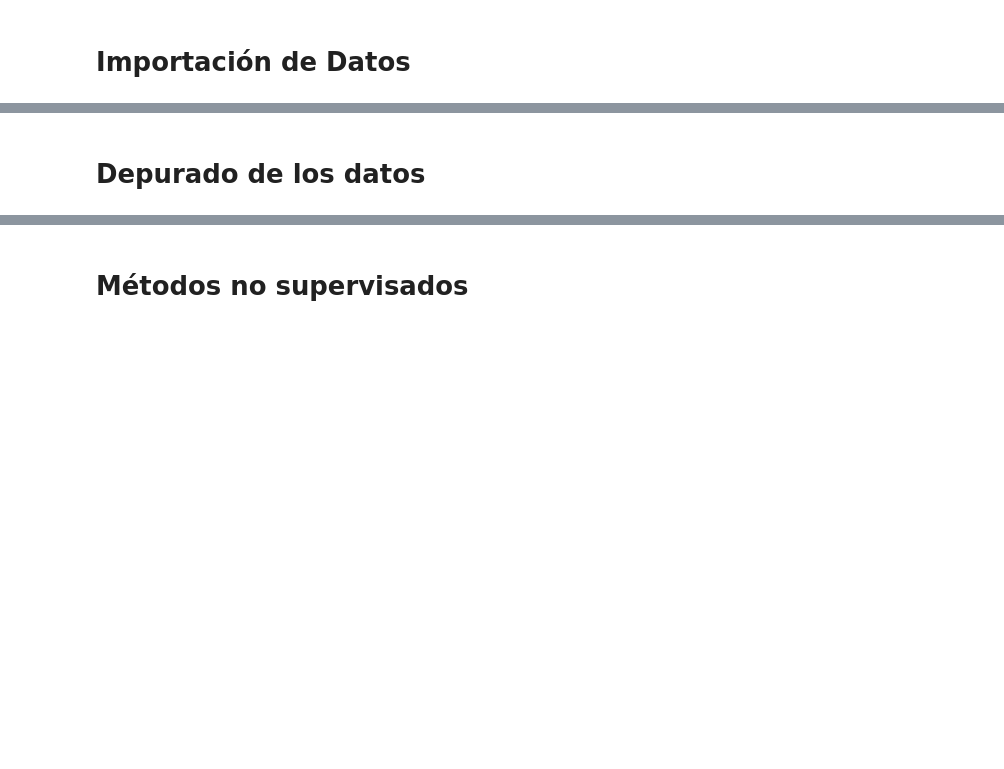
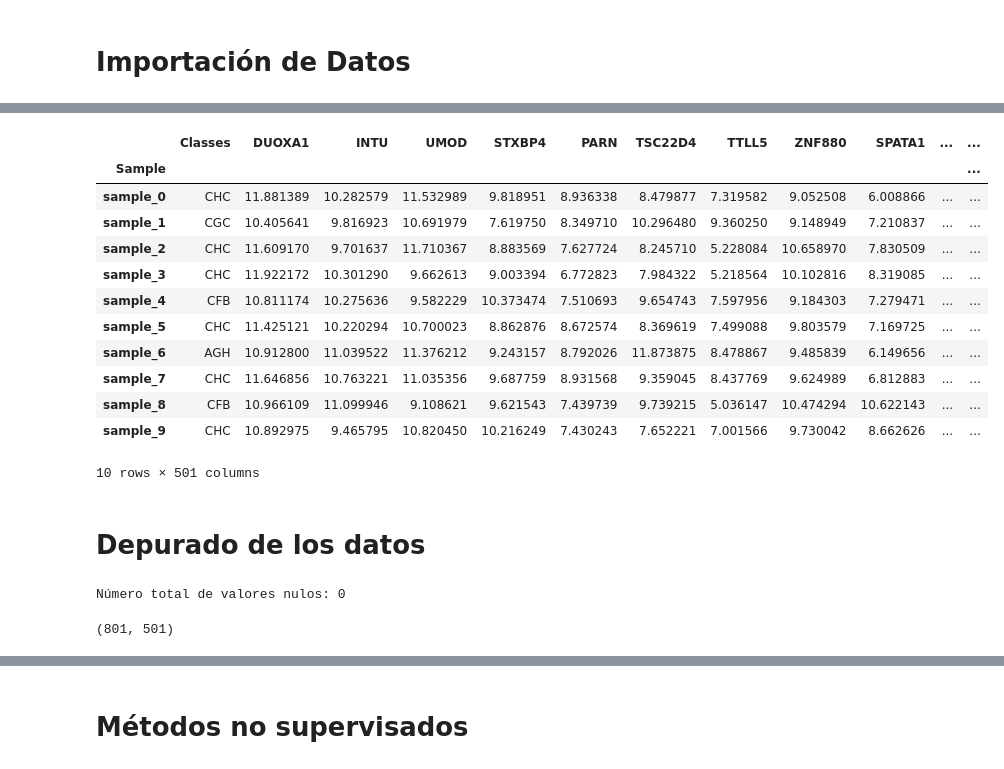
Before and after one commit to tnarrosf/unir-mubio01-grupo5, a Jupyter notebook: algoritmos/actividad3_algoritmos.ipynb, the cells around one changed output, grey strips where cells are left out. Drawn from its saved outputs; the diff is of its cells as text; code cells hidden in the pictures; blank space fills up the shorter version.

```diff
--- a/algoritmos/actividad3_algoritmos.ipynb
+++ b/algoritmos/actividad3_algoritmos.ipynb
@@ -44,27 +42,14 @@ with open("./data/column_names.txt", "r") as file:
 
 # Leemos el archivo gene_expression
 
-datos = pd.read_csv("./data/gene_expression.csv"", delimiter=";", dtype=str, header=None)
+datos = pd.read_csv("./data/gene_expression.csv", delimiter=";", dtype=str, header=None)
 datos.columns = nombres_columnas
 
 #Convertimos las columnas de expresión génica a numéricas
 columnas_expresion_genica = datos.columns[0:]
+
 for columna in columnas_expresion_genica:
-    datos[columna] = pd.to_numeric(datos[columna].str.replace('.', ''), errors='coerce')
+    datos[columna] = pd.to_numeric(datos[columna], errors='coerce')
 
-# Leemos el archivo classes
-archivo2 = pd.read_csv("./data/classes.csv", delimiter=";", dtype=str, header=None)
-archivo2.columns = ["Sample", "Classes"]
-
-# Se fusionan los dataframes
-resultado = pd.concat([archivo2, datos], axis=1)
-
-# Se guarda el resultado en un nuevo csv
-resultado.to_csv("resultado_fusion.csv", index=False)
-
-# Leemos el csv resultante en un dataframe
-resultado_final_final = pd.read_csv("resultado_fusion.csv")
-
-# Visualizamos las 10 primeras filas
-resultado_final_final.head(10)
+datos.dtypes
 # %% [output]
@@ -83,3 +68,37 @@ resultado_final_final.head(10)
+# %%
+
+# Leemos el archivo classes
+archivo2 = pd.read_csv("./data/classes.csv", delimiter=";", dtype=str, header=None)
+archivo2.columns = ["Sample", "Classes"]
+
+# Se fusionan los dataframes
+resultado = pd.concat([archivo2, datos], axis=1)
+
+# Se guarda el resultado en un nuevo csv
+resultado.to_csv("resultado_fusion.csv", index=False)
+
+# Leemos el csv resultante en un dataframe
+resultado_final_final = pd.read_csv("resultado_fusion.csv")
+
+# Visualizamos las 10 primeras filas
+resultado_final_final.head(10)
+
+resultado_final_final.set_index("Sample", inplace=True)
+resultado_final_final.head(10)
+# %% [output]
+|  | Classes | DUOXA1 | INTU | UMOD | STXBP4 | PARN | TSC22D4 | TTLL5 | ZNF880 | SPATA1 | ... | ... |
+| Sample |  |  |  |  |  |  |  |  |  |  |  | ... |
+| sample_0 | CHC | 11.881389 | 10.282579 | 11.532989 | 9.818951 | 8.936338 | 8.479877 | 7.319582 | 9.052508 | 6.008866 | ... | ... |
+| sample_1 | CGC | 10.405641 | 9.816923 | 10.691979 | 7.619750 | 8.349710 | 10.296480 | 9.360250 | 9.148949 | 7.210837 | ... | ... |
+| sample_2 | CHC | 11.609170 | 9.701637 | 11.710367 | 8.883569 | 7.627724 | 8.245710 | 5.228084 | 10.658970 | 7.830509 | ... | ... |
+| sample_3 | CHC | 11.922172 | 10.301290 | 9.662613 | 9.003394 | 6.772823 | 7.984322 | 5.218564 | 10.102816 | 8.319085 | ... | ... |
+| sample_4 | CFB | 10.811174 | 10.275636 | 9.582229 | 10.373474 | 7.510693 | 9.654743 | 7.597956 | 9.184303 | 7.279471 | ... | ... |
+| sample_5 | CHC | 11.425121 | 10.220294 | 10.700023 | 8.862876 | 8.672574 | 8.369619 | 7.499088 | 9.803579 | 7.169725 | ... | ... |
+| sample_6 | AGH | 10.912800 | 11.039522 | 11.376212 | 9.243157 | 8.792026 | 11.873875 | 8.478867 | 9.485839 | 6.149656 | ... | ... |
+| sample_7 | CHC | 11.646856 | 10.763221 | 11.035356 | 9.687759 | 8.931568 | 9.359045 | 8.437769 | 9.624989 | 6.812883 | ... | ... |
+| sample_8 | CFB | 10.966109 | 11.099946 | 9.108621 | 9.621543 | 7.439739 | 9.739215 | 5.036147 | 10.474294 | 10.622143 | ... | ... |
+| sample_9 | CHC | 10.892975 | 9.465795 | 10.820450 | 10.216249 | 7.430243 | 7.652221 | 7.001566 | 9.730042 | 8.662626 | ... | ... |
+10 rows × 501 columns
 # %% [markdown]
 # Depurado de los datos
 # %%
@@ -87,6 +106,8 @@ resultado_final_final.head(10)
 
 total_nan = resultado_final_final.isna().sum().sum()
 print(f"Número total de valores nulos: {total_nan}")
+# %% [output]
+Número total de valores nulos: 0
 # %%
 # Se eliminan las columnas donde al menos hay un elemento NaN
 
@@ -95,6 +116,8 @@ data_clean = resultado_final_final.dropna(axis=1, how="any")
 # Muestra el tamaño del DataFrame con los datos limpios
 
 data_clean.shape
+# %% [output]
+(801, 501)
 # %%
 # Verificar los tipos de datos
 
```
Also changed, not shown: parts of 27 cells of this notebook.
